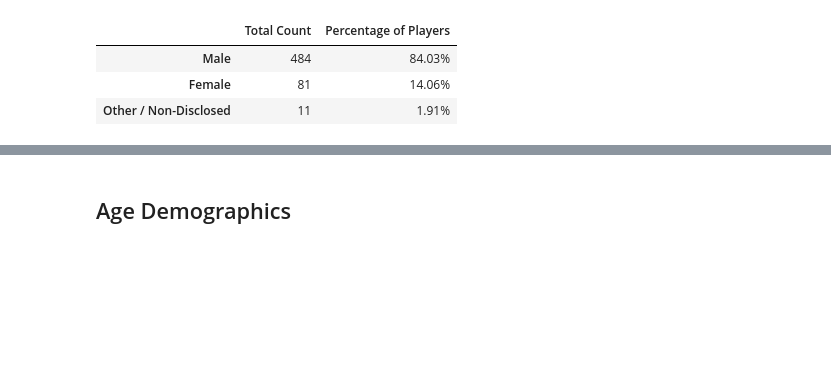
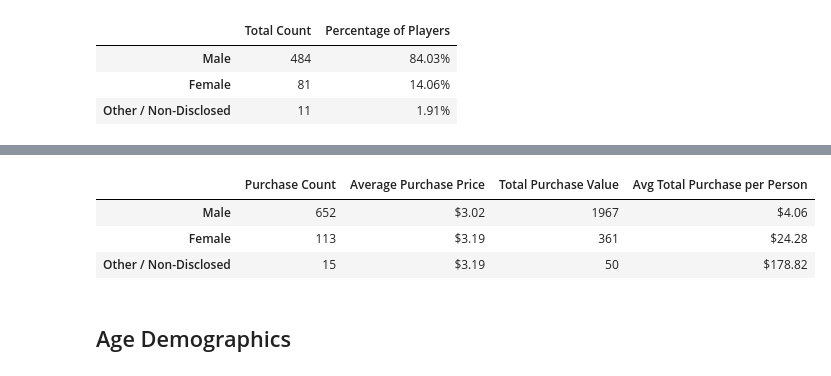
Before and after one commit to dntjdgur/Pandas-Challenge, a Jupyter notebook: HeroesOfPymoli_starter.ipynb, the cells around one changed output, grey strips where cells are left out. Saved outputs shown, nothing was run; the diff lists cells and outputs as text; code cells hidden in the pictures; blank space fills up the shorter version.

```diff
--- a/HeroesOfPymoli_starter.ipynb
+++ b/HeroesOfPymoli_starter.ipynb
@@ -222,3 +236,33 @@ Display_gender
+# %%
+gender_cleaned = df_data.groupby(['Gender']).sum()
+# %%
+m_price = gender_cleaned.loc["Male", "Price"].round(decimals=2).astype(int)
+f_m_price = '$' + m_price.astype(str)
+f_price = gender_cleaned.loc["Female", "Price"].round(decimals=2).astype(int)
+f_f_price = '$' + f_price.astype(str)
+no_price = gender_cleaned.loc["Other / Non-Disclosed", "Price"].round(decimals=2).astype(int)
+f_no_price = '$' + no_price.astype(str)
+# %%
+avg_m_price = '$' + (m_price/m_count).round(decimals=2).astype(str)
+avg_f_price = '$' + (f_price/f_count).round(decimals=2).astype(str)
+avg_no_price = '$' + (f_price/f_count).round(decimals=2).astype(str)
+# %%
+avg_t_male = '$' + (m_price/show_male).round(decimals=2).astype(str)
+avg_t_female = '$' + (m_price/show_female).round(decimals=2).astype(str)
+avg_t_no = '$' + (m_price/show_no_gender).round(decimals=2).astype(str)
+# %%
+display_price_data = [(m_count, avg_m_price, m_price, avg_t_male),
+                      (f_count, avg_f_price, f_price, avg_t_female),
+                      (no_count, avg_no_price, no_price, avg_t_no)]
+
+Display_price = pd.DataFrame(display_price_data, columns=["Purchase Count", "Average Purchase Price", "Total Purchase Value", "Avg Total Purchase per Person"],
+                            index = ["Male", "Female", "Other / Non-Disclosed"])
+Display_price
+# %% [output]
+|  | Purchase Count | Average Purchase Price | Total Purchase Value | Avg Total Purchase per Person |
+| Male | 652 | $3.02 | 1967 | $4.06 |
+| Female | 113 | $3.19 | 361 | $24.28 |
+| Other / Non-Disclosed | 15 | $3.19 | 50 | $178.82 |
 # %% [markdown]
 ## Age Demographics
 # %% [markdown]
```
Also changed, not shown: parts of 14 cells of this notebook.
